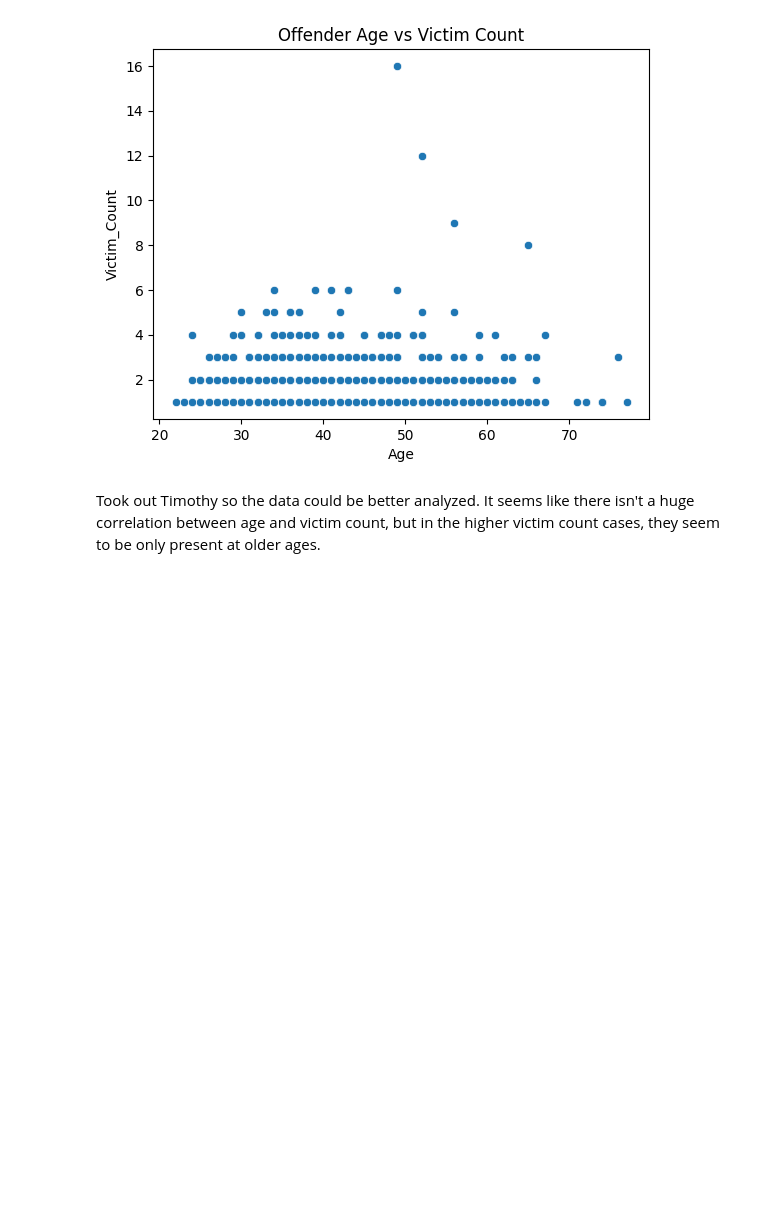
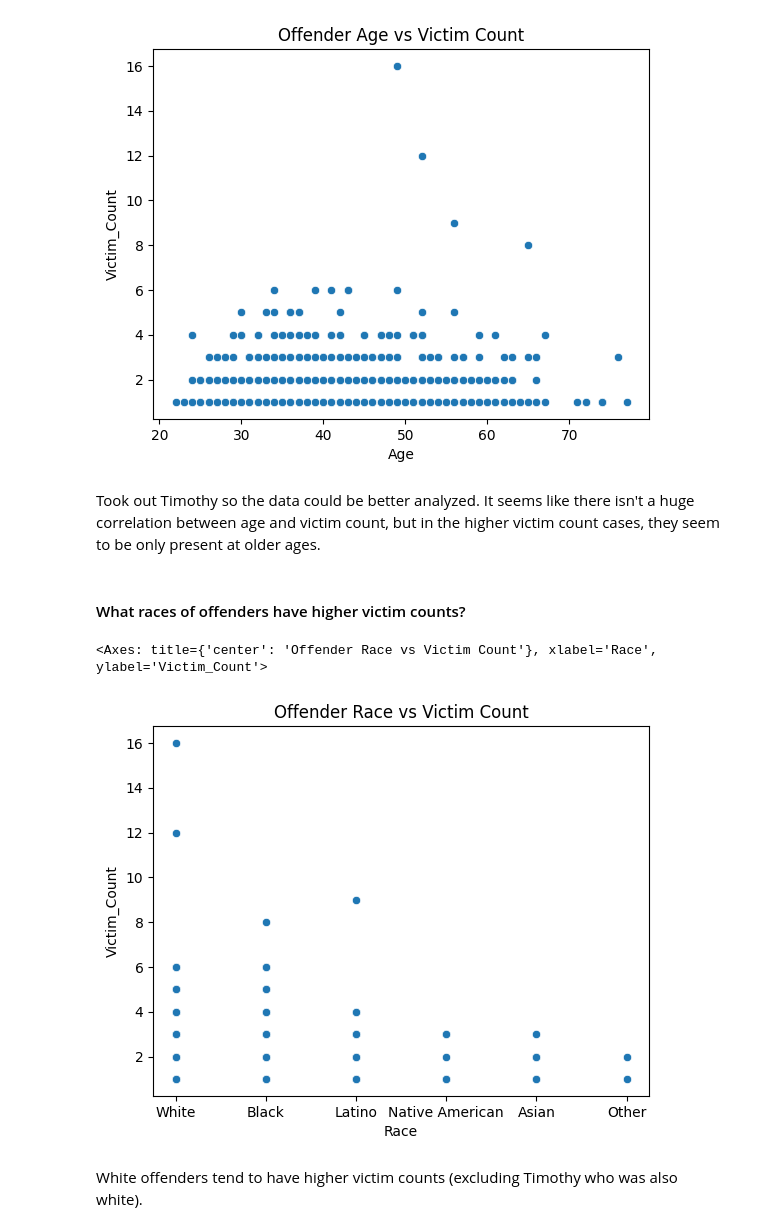
Before and after one commit to sshaw53/Data-Analysis, a Jupyter notebook: dataanalysis.ipynb, the cells around one changed output. Cells and saved outputs as stored; diff of their text form; code cells hidden in the pictures; blank space fills up the shorter version.

```diff
--- a/dataanalysis.ipynb
+++ b/dataanalysis.ipynb
@@ -318,3 +315,14 @@ sns.scatterplot(data=df, x="Age", y="Victim_Count")
 [figure]
 # %% [markdown]
 Took out Timothy so the data could be better analyzed. It seems like there isn't a huge correlation between age and victim count, but in the higher victim count cases, they seem to be only present at older ages.
+# %% [markdown]
+#### What races of offenders have higher victim counts?
+# %%
+plt.title("Offender Race vs Victim Count")
+
+sns.scatterplot(data=df, x="Race", y="Victim_Count")
+# %% [output]
+<Axes: title={'center': 'Offender Race vs Victim Count'}, xlabel='Race', ylabel='Victim_Count'>
+[figure, added]
+# %% [markdown]
+White offenders tend to have higher victim counts (excluding Timothy who was also white).
```
Also changed, not shown: parts of 5 cells of this notebook.
